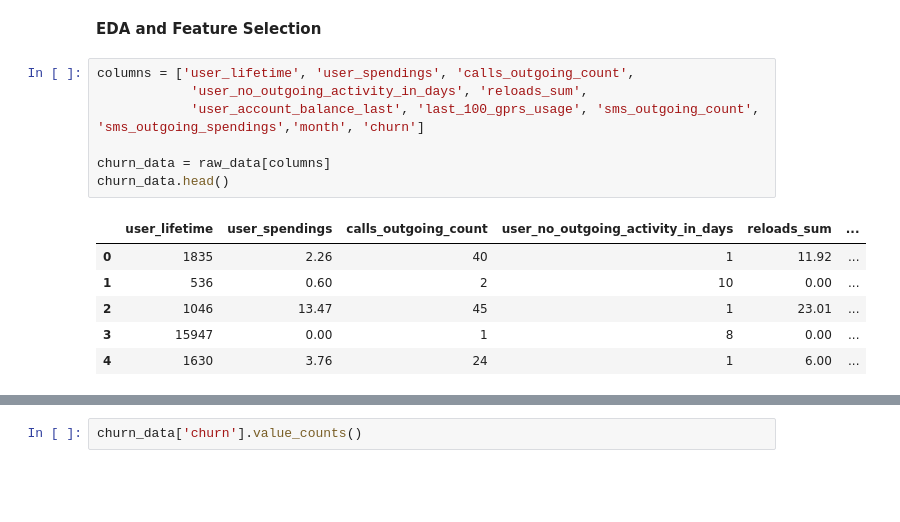
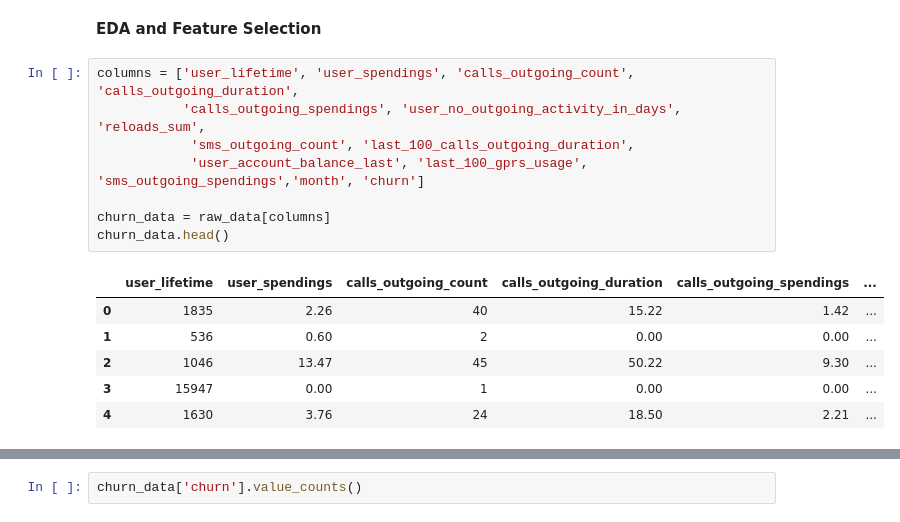
Before and after one commit to AlperSaylam/spam_detection-churn_analysis, a Jupyter notebook: churn_analysis.ipynb, the cells around one changed output, grey strips where cells are left out. Drawn from its saved outputs; the diff is of its cells as text; blank space fills up the shorter version.

```diff
--- a/churn_analysis.ipynb
+++ b/churn_analysis.ipynb
@@ -33,19 +45,20 @@ raw_data.head()
 # %% [markdown]
 **EDA and Feature Selection**
 # %%
-columns = ['user_lifetime', 'user_spendings', 'calls_outgoing_count',
-            'user_no_outgoing_activity_in_days', 'reloads_sum',
-            'user_account_balance_last', 'last_100_gprs_usage', 'sms_outgoing_count', 'sms_outgoing_spendings','month', 'churn']
+columns = ['user_lifetime', 'user_spendings', 'calls_outgoing_count', 'calls_outgoing_duration',
+           'calls_outgoing_spendings', 'user_no_outgoing_activity_in_days', 'reloads_sum',
+            'sms_outgoing_count', 'last_100_calls_outgoing_duration',
+            'user_account_balance_last', 'last_100_gprs_usage', 'sms_outgoing_spendings','month', 'churn']
 
 churn_data = raw_data[columns]
 churn_data.head()
 # %% [output]
-|  | user_lifetime | user_spendings | calls_outgoing_count | user_no_outgoing_activity_in_days | reloads_sum | ... |
-| 0 | 1835 | 2.26 | 40 | 1 | 11.92 | ... |
-| 1 | 536 | 0.60 | 2 | 10 | 0.00 | ... |
-| 2 | 1046 | 13.47 | 45 | 1 | 23.01 | ... |
-| 3 | 15947 | 0.00 | 1 | 8 | 0.00 | ... |
-| 4 | 1630 | 3.76 | 24 | 1 | 6.00 | ... |
+|  | user_lifetime | user_spendings | calls_outgoing_count | calls_outgoing_duration | calls_outgoing_spendings | ... |
+| 0 | 1835 | 2.26 | 40 | 15.22 | 1.42 | ... |
+| 1 | 536 | 0.60 | 2 | 0.00 | 0.00 | ... |
+| 2 | 1046 | 13.47 | 45 | 50.22 | 9.30 | ... |
+| 3 | 15947 | 0.00 | 1 | 0.00 | 0.00 | ... |
+| 4 | 1630 | 3.76 | 24 | 18.50 | 2.21 | ... |
 # %%
 churn_data.info()
 # %% [output]
```
Also changed, not shown: parts of 14 cells of this notebook, 6 other files.
